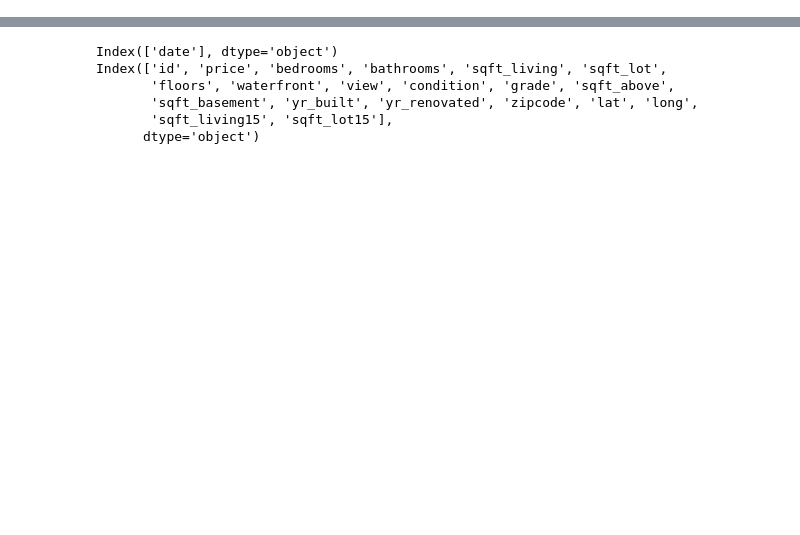
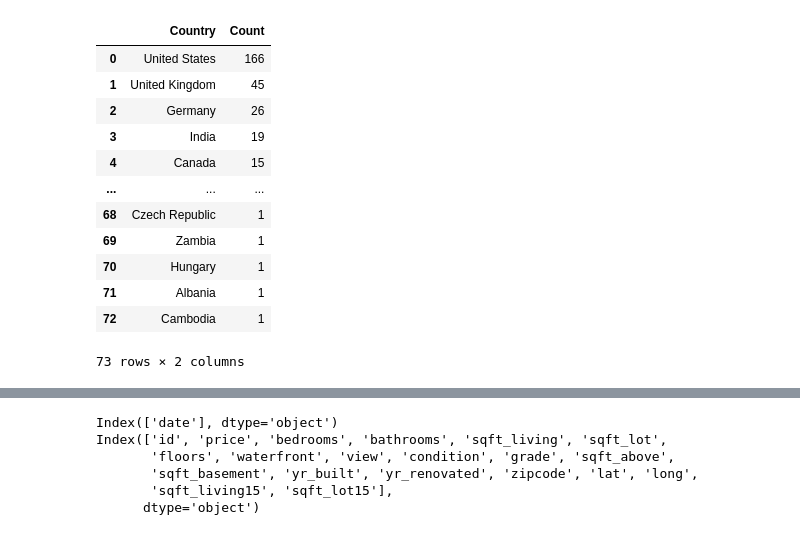
Before and after one commit to YehorSavchenko/Introduction-to-Data-Science, a Jupyter notebook: Cwiczenia1/Assignment_Optional_1_solution_YehorSavchenko.ipynb, the cells around one changed output, grey strips where cells are left out. Cells and saved outputs as stored; diff of their text form; code cells hidden in the pictures; blank space fills up the shorter version.

```diff
--- a/Cwiczenia1/Assignment_Optional_1_solution_YehorSavchenko.ipynb
+++ b/Cwiczenia1/Assignment_Optional_1_solution_YehorSavchenko.ipynb
@@ -17,4 +7,4 @@ FileNotFoundError: ignored
 # %%
-df = pd.read_csv("survey_results_public.csv")
-df.head()
+survey_df = pd.read_csv("survey_results_public.csv")
+survey_df
 # %% [output]
@@ -37,0 +121,4 @@ df_schema.head()
+# %%
+trans_yes_answers_df = survey_df[survey_df['Trans']=='Yes'].reset_index(drop=True)
+print(trans_yes_answers_df['Country'].value_counts())
+print(sum(trans_yes_answers_df['Country'].value_counts()))
@@ -37,0 +139,20 @@ df_schema.head()
+# %%
+import folium
+countries_geojson = 'https://raw.githubusercontent.com/johan/world.geo.json/master/countries.geo.json'
+country_counts = trans_yes_answers_df.Country.value_counts()
+country_counts_df = pd.DataFrame({ 'Country': country_counts.index, 'Count': country_counts.values})
+country_counts_df
+# %% [output]
+|  | Country | Count |
+| 0 | United States | 166 |
+| 1 | United Kingdom | 45 |
+| 2 | Germany | 26 |
+| 3 | India | 19 |
+| 4 | Canada | 15 |
+| ... | ... | ... |
+| 68 | Czech Republic | 1 |
+| 69 | Zambia | 1 |
+| 70 | Hungary | 1 |
+| 71 | Albania | 1 |
+| 72 | Cambodia | 1 |
+73 rows × 2 columns
```
Also changed, not shown: parts of 13 cells of this notebook.
